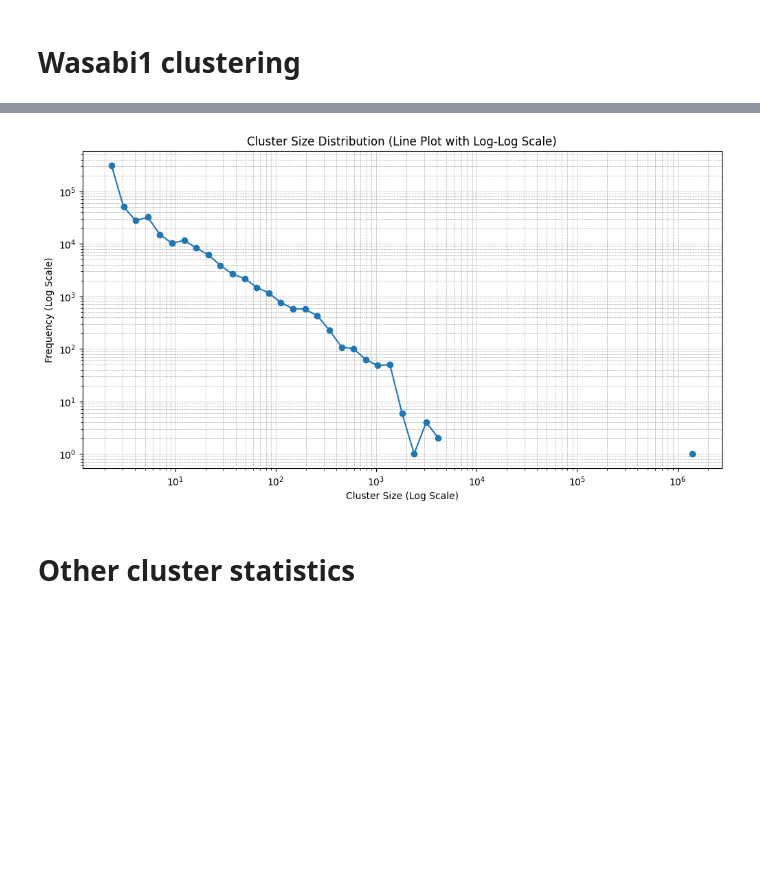
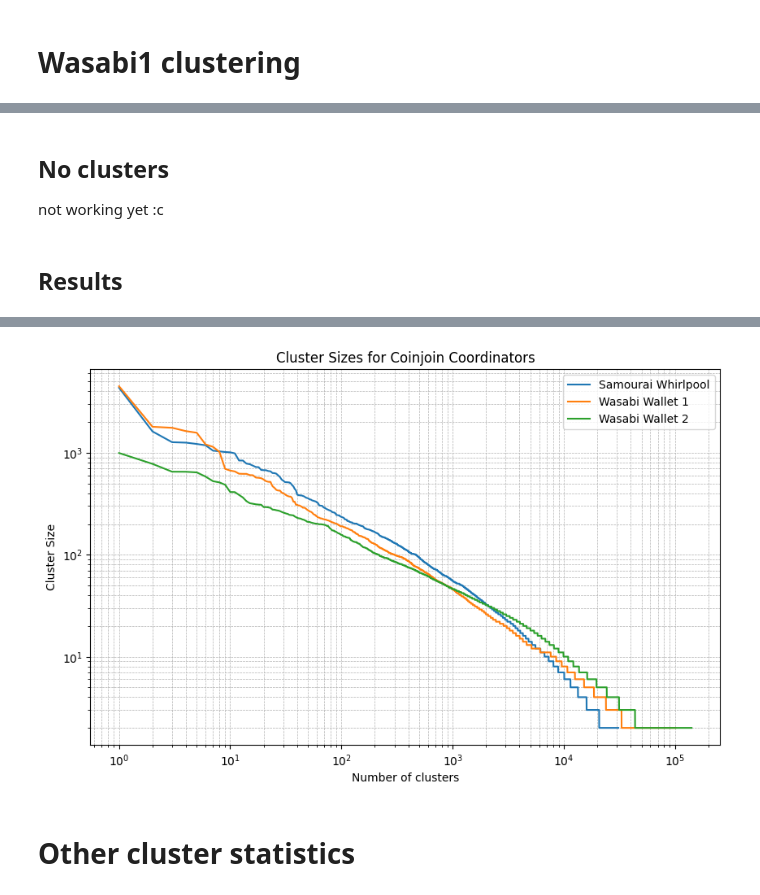
Before and after one commit to mmstanone/blocksci, a Jupyter notebook: Notebooks/Clusters.ipynb, the cells around one changed output, grey strips where cells are left out. Saved outputs shown, nothing was run; the diff lists cells and outputs as text; code cells hidden in the pictures; blank space fills up the shorter version.

Commit message:
feat: notebooks for clustering and thesis graphs

```diff
--- a/Notebooks/Clusters.ipynb
+++ b/Notebooks/Clusters.ipynb
@@ -225,0 +252,3 @@ Wall time: 8.14 s
+# %% [markdown]
+## No clusters
+not working yet :c
@@ -226,5 +278,5 @@ Wall time: 8.14 s
+# %% [markdown]
+## Results
 # %%
-ww1_clusterer = blocksci.cluster.CoinjoinClusterManager("/mnt/anal/clustering/wasabi1_out_threshold/", chain)
-%time ww1_clusters = [cluster for cluster in ww1_clusterer.clusters() if cluster.address_count() > 1]
-compute_log_log_graph(ww1_clusters)
+compute_cluster_graph(ww1_clusters, ww2_clusters, wp_clusters)
 # %% [output]
@@ -233,4 +283,4 @@ Wall time: 5.17 s
-[figure, old version]
+[figure, new version]
 # %% [markdown]
 # Other cluster statistics
 # %%
```
Also changed, not shown: parts of 20 cells of this notebook, 1 other file.
